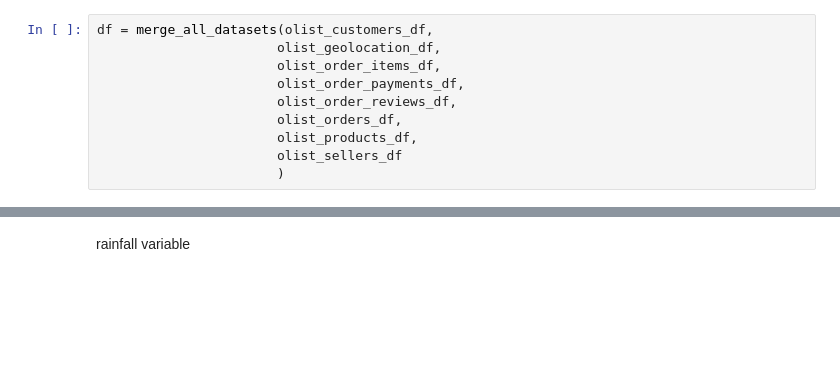
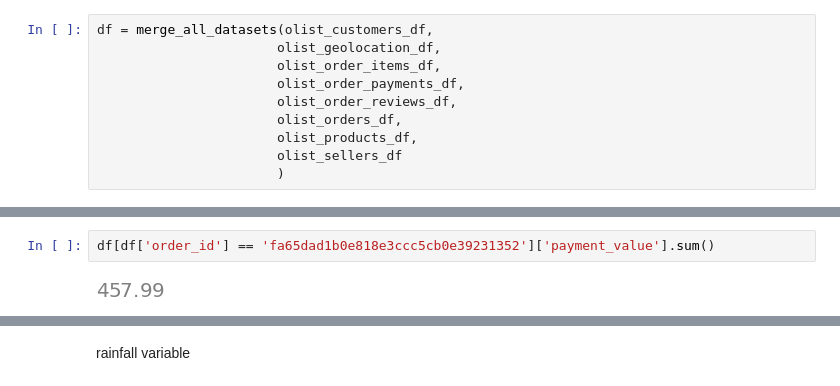
Before and after one commit to juanpi19/causal-inference-marketplace, a Jupyter notebook: notebooks/data-exploration.ipynb, the cells around one changed output, grey strips where cells are left out. Cells and saved outputs as stored; diff of their text form; blank space fills up the shorter version.

```diff
--- a/notebooks/data-exploration.ipynb
+++ b/notebooks/data-exploration.ipynb
@@ -40,0 +60,4 @@ df = merge_all_datasets(olist_customers_df,
+# %%
+df[df['order_id'] == 'fa65dad1b0e818e3ccc5cb0e39231352']['payment_value'].sum()
+# %% [output]
+[figure, added]
```
Also changed, not shown: parts of 3 cells of this notebook, 2 other files.
